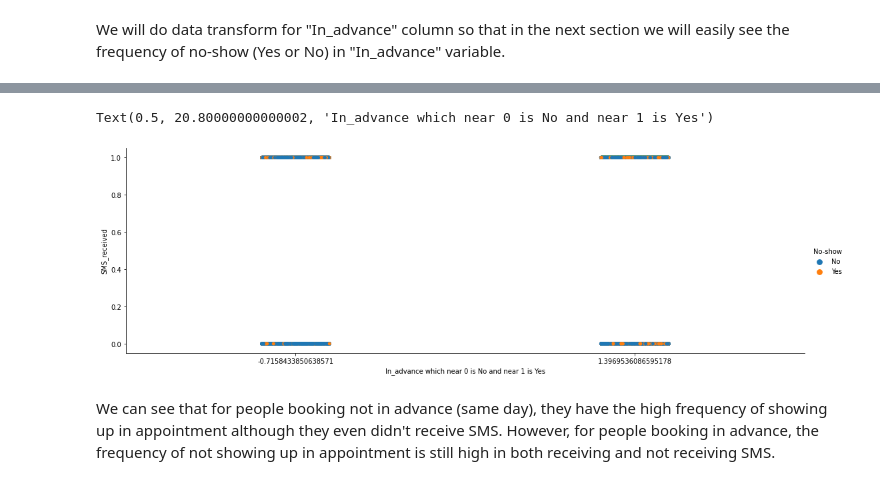
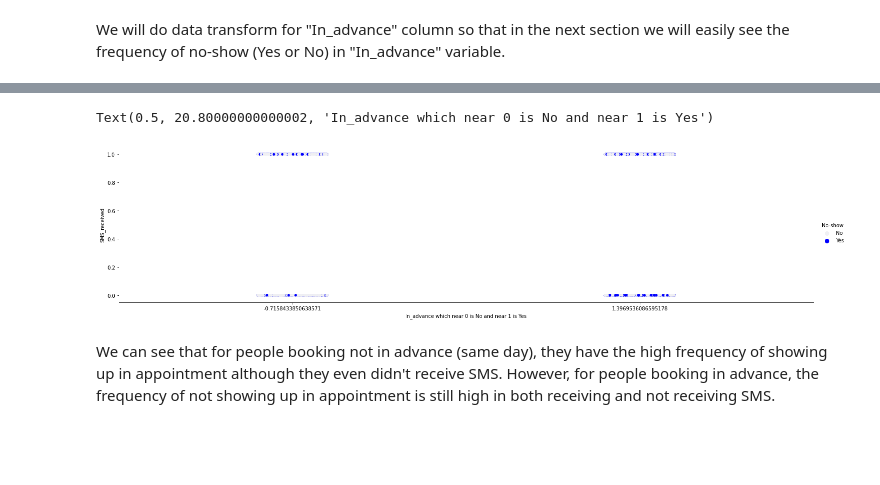
Before and after one commit to vy-phung/Data-analysis, a Jupyter notebook: No_Show_Medical_Appointment.ipynb, the cells around one changed output, grey strips where cells are left out. Saved outputs shown, nothing was run; the diff lists cells and outputs as text; code cells hidden in the pictures; blank space fills up the shorter version.

```diff
--- a/No_Show_Medical_Appointment.ipynb
+++ b/No_Show_Medical_Appointment.ipynb
@@ -286,11 +286,11 @@ noshow.head()
 | 3 | 8.679512e+11 | 5642828 | F | 2016-04-29T17:29:31Z | 2016-04-29T00:00:00Z | 8 | PONTAL DE CAMBURI | 0 | ... |
 | 4 | 8.841186e+12 | 5642494 | F | 2016-04-29T16:07:23Z | 2016-04-29T00:00:00Z | 56 | JARDIM DA PENHA | 0 | ... |
 # %%
-sns.catplot(data=noshow,x= 'transform',y='SMS_received' ,hue='No-show', aspect = 3)
+sns.catplot(data=noshow,x= 'transform',y='SMS_received' ,hue='No-show',color='blue', aspect = 4)
 plt.xlabel("In_advance which near 0 is No and near 1 is Yes")
 # %% [output]
 Text(0.5, 20.80000000000002, 'In_advance which near 0 is No and near 1 is Yes')
-[figure, old version]
+[figure, new version]
 # %% [markdown]
 We can see that for people booking not in advance (same day), they have the high frequency of showing up in appointment although they even didn't receive SMS. However, for people booking in advance, the frequency of not showing up in appointment is still high in both receiving and not receiving SMS.
 # %%
```
Also changed, not shown: parts of 1 cell of this notebook.
